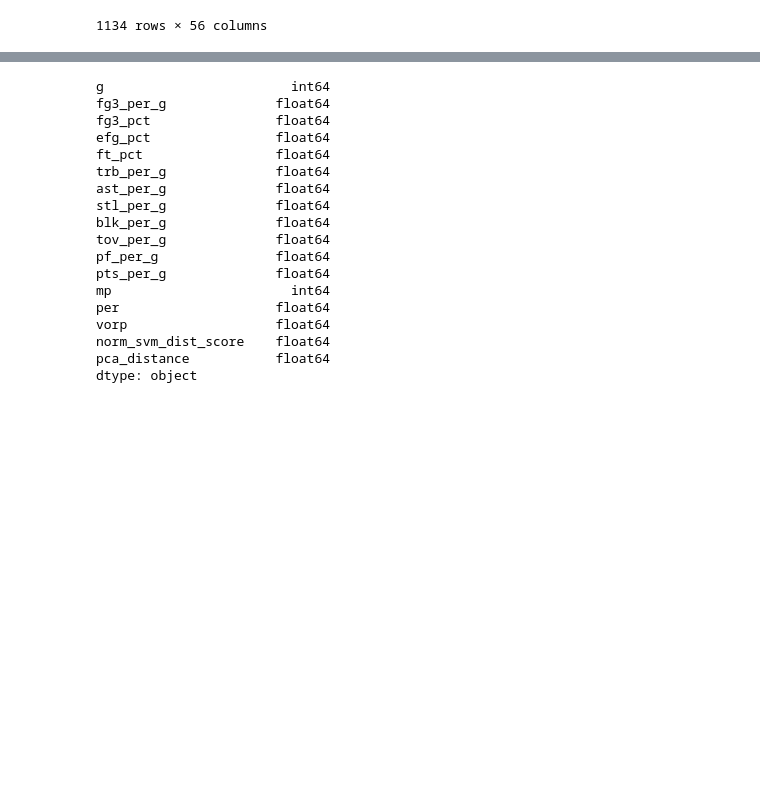
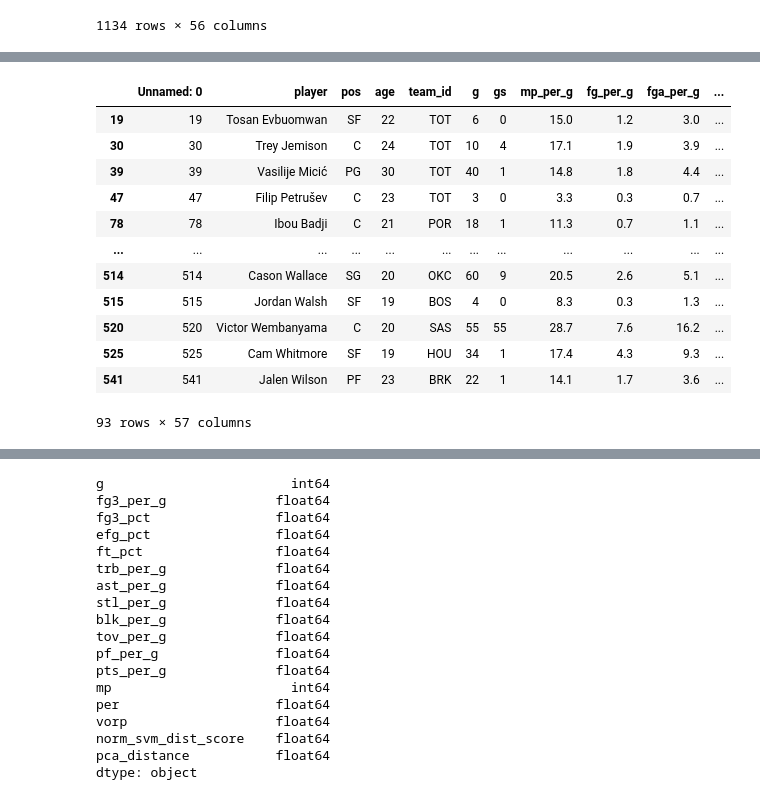
Before and after one commit to brianfdo/NBA-Player-Analysis, a Jupyter notebook: Modeling.ipynb, the cells around one changed output, grey strips where cells are left out. Saved outputs shown, nothing was run; the diff lists cells and outputs as text; code cells hidden in the pictures; blank space fills up the shorter version.

```diff
--- a/Modeling.ipynb
+++ b/Modeling.ipynb
@@ -28,3 +48,19 @@ rookie
+# %%
+new_rookies
+# %% [output]
+|  | Unnamed: 0 | player | pos | age | team_id | g | gs | mp_per_g | fg_per_g | fga_per_g | ... |
+| 19 | 19 | Tosan Evbuomwan | SF | 22 | TOT | 6 | 0 | 15.0 | 1.2 | 3.0 | ... |
+| 30 | 30 | Trey Jemison | C | 24 | TOT | 10 | 4 | 17.1 | 1.9 | 3.9 | ... |
+| 39 | 39 | Vasilije Micić | PG | 30 | TOT | 40 | 1 | 14.8 | 1.8 | 4.4 | ... |
+| 47 | 47 | Filip Petrušev | C | 23 | TOT | 3 | 0 | 3.3 | 0.3 | 0.7 | ... |
+| 78 | 78 | Ibou Badji | C | 21 | POR | 18 | 1 | 11.3 | 0.7 | 1.1 | ... |
+| ... | ... | ... | ... | ... | ... | ... | ... | ... | ... | ... | ... |
+| 514 | 514 | Cason Wallace | SG | 20 | OKC | 60 | 9 | 20.5 | 2.6 | 5.1 | ... |
+| 515 | 515 | Jordan Walsh | SF | 19 | BOS | 4 | 0 | 8.3 | 0.3 | 1.3 | ... |
+| 520 | 520 | Victor Wembanyama | C | 20 | SAS | 55 | 55 | 28.7 | 7.6 | 16.2 | ... |
+| 525 | 525 | Cam Whitmore | SF | 19 | HOU | 34 | 1 | 17.4 | 4.3 | 9.3 | ... |
+| 541 | 541 | Jalen Wilson | PF | 23 | BRK | 22 | 1 | 14.1 | 1.7 | 3.6 | ... |
+93 rows × 57 columns
 # %%
 roty2024 = rookie[rookie['season'] == 2024]
 # %%
```
Also changed, not shown: parts of 4 cells of this notebook, 4 other files.
